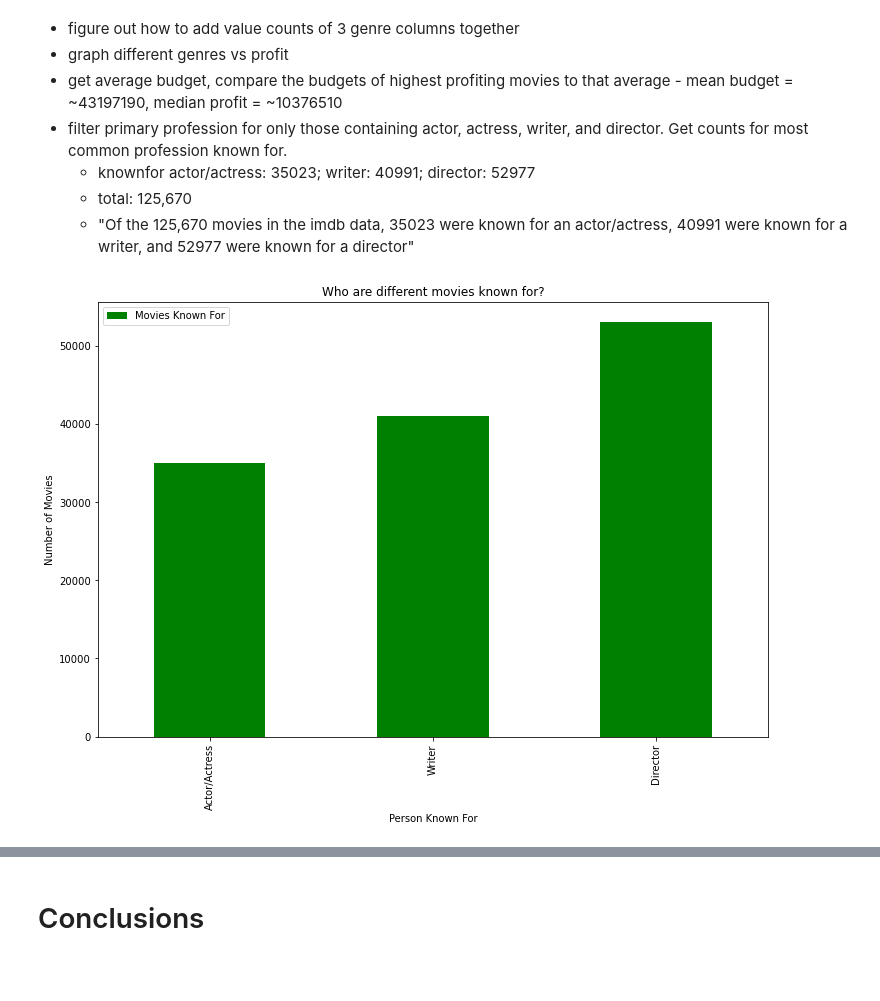
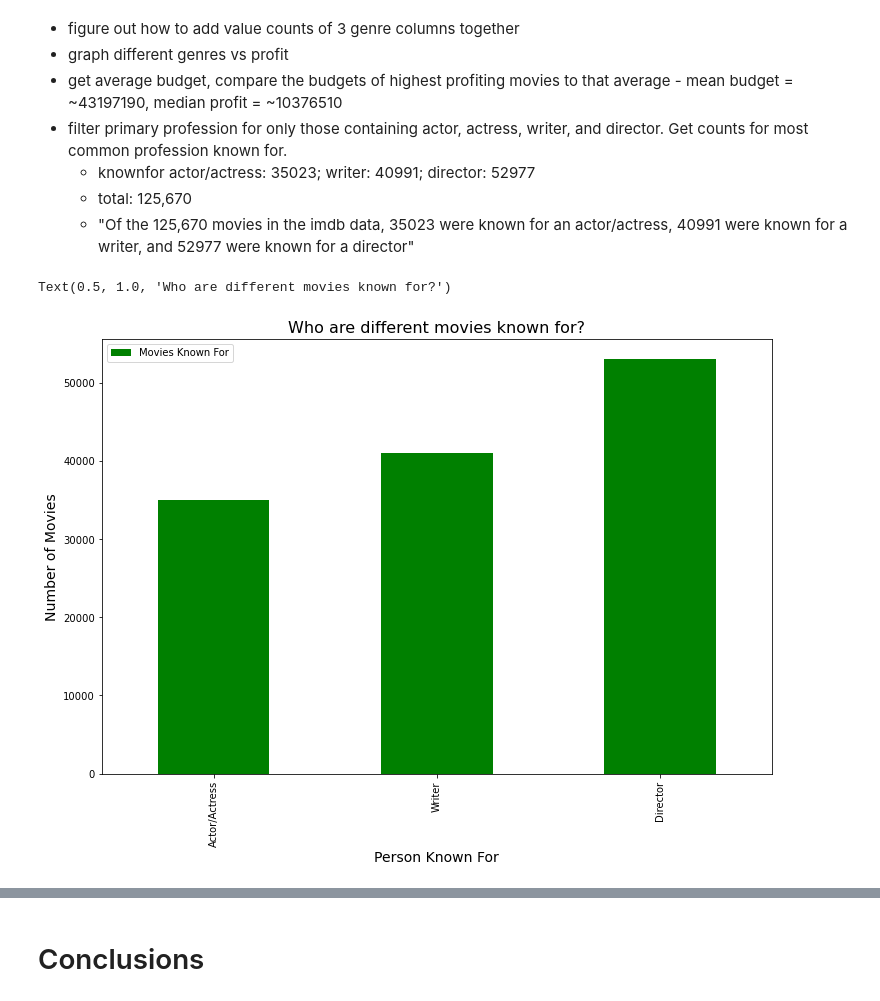
Before and after one commit to nicolemichaud03/Microsoft_Movie_data_project, a Jupyter notebook: Notebook.ipynb, the cells around one changed output, grey strips where cells are left out. Saved outputs shown, nothing was run; the diff lists cells and outputs as text; code cells hidden in the pictures; blank space fills up the shorter version.

```diff
--- a/Notebook.ipynb
+++ b/Notebook.ipynb
@@ -424,10 +424,13 @@ knownfor_director
 # %%
 knownby_df = pd.DataFrame({"Movies Known For":[35023, 40991, 52977]},
                   index = ["Actor/Actress", "Writer", "Director"])
+knownby_df.plot(kind="bar", figsize=(12,8), color="green")
+plt.xlabel("Person Known For", fontsize=14)
+plt.ylabel("Number of Movies", fontsize=14)
+plt.title("Who are different movies known for?", fontsize=16)
+# %% [output]
+Text(0.5, 1.0, 'Who are different movies known for?')
+[figure, added]
-# %%
-plot1 = knownby_df.plot(kind="bar", title="Who are different movies known for?", ylabel="Number of Movies", xlabel="Person Known For", figsize=(12,8), color="green")
-# %% [output]
-[figure, removed]
 # %%
 tn_movie_budgets.plot(
     'production_budget', 'profit',
```
Also changed, not shown: parts of 2 cells of this notebook.
